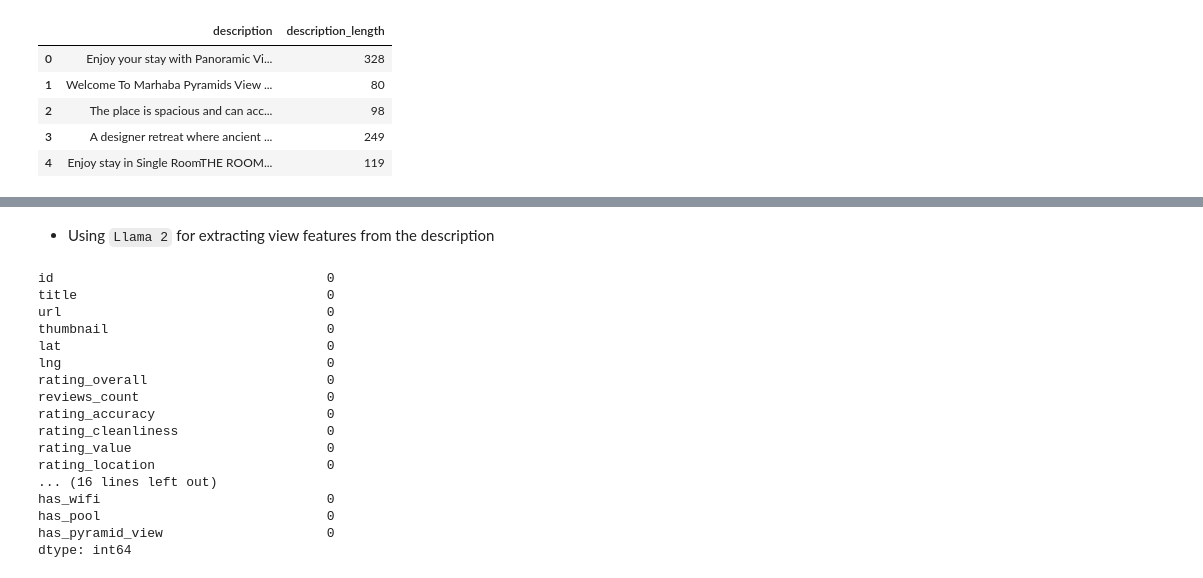
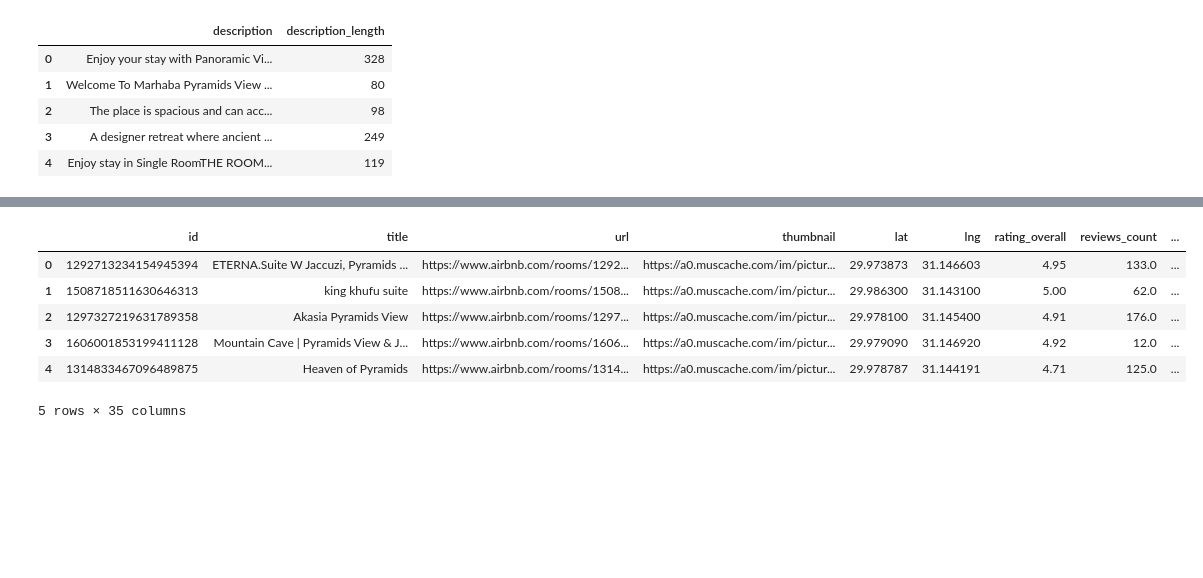
Before and after one commit to Mennaa-Ayman/Airbnb-Data-Analytics, a Jupyter notebook: nlp/Description_Features.ipynb, the cells around one changed output, grey strips where cells are left out. Drawn from its saved outputs; the diff is of its cells as text; code cells hidden in the pictures; blank space fills up the shorter version.

```diff
--- a/nlp/Description_Features.ipynb
+++ b/nlp/Description_Features.ipynb
@@ -108,2 +158,0 @@ df[['description', 'has_wifi', 'has_pool', 'has_pyramid_view']].head()
-# %% [markdown]
-- Using `Llama 2` for extracting view features from the description
@@ -160,21 +159,11 @@ df[['description', 'has_wifi', 'has_pool', 'has_pyramid_view']].head()
-# %%
-df.isnull().sum()
-# %% [output]
-id                                   0
-title                                0
-url                                  0
-thumbnail                            0
-lat                                  0
-lng                                  0
-rating_overall                       0
-reviews_count                        0
-rating_accuracy                      0
-rating_cleanliness                   0
-rating_value                         0
-rating_location                      0
-... (16 lines left out)
-has_wifi                             0
-has_pool                             0
-has_pyramid_view                     0
-dtype: int64
+# %%
+df_final.head()
+# %% [output]
+|  | id | title | url | thumbnail | lat | lng | rating_overall | reviews_count | ... |
+| 0 | 1292713234154945394 | ETERNA.Suite W Jaccuzi, Pyramids ... | https://www.airbnb.com/rooms/1292... | https://a0.muscache.com/im/pictur... | 29.973873 | 31.146603 | 4.95 | 133.0 | ... |
+| 1 | 1508718511630646313 | king khufu suite | https://www.airbnb.com/rooms/1508... | https://a0.muscache.com/im/pictur... | 29.986300 | 31.143100 | 5.00 | 62.0 | ... |
+| 2 | 1297327219631789358 | Akasia Pyramids View | https://www.airbnb.com/rooms/1297... | https://a0.muscache.com/im/pictur... | 29.978100 | 31.145400 | 4.91 | 176.0 | ... |
+| 3 | 1606001853199411128 | Mountain Cave | Pyramids View & J... | https://www.airbnb.com/rooms/1606... | https://a0.muscache.com/im/pictur... | 29.979090 | 31.146920 | 4.92 | 12.0 | ... |
+| 4 | 1314833467096489875 | Heaven of Pyramids | https://www.airbnb.com/rooms/1314... | https://a0.muscache.com/im/pictur... | 29.978787 | 31.144191 | 4.71 | 125.0 | ... |
+5 rows × 35 columns
 # %%
```
Also changed, not shown: parts of 20 cells of this notebook.
